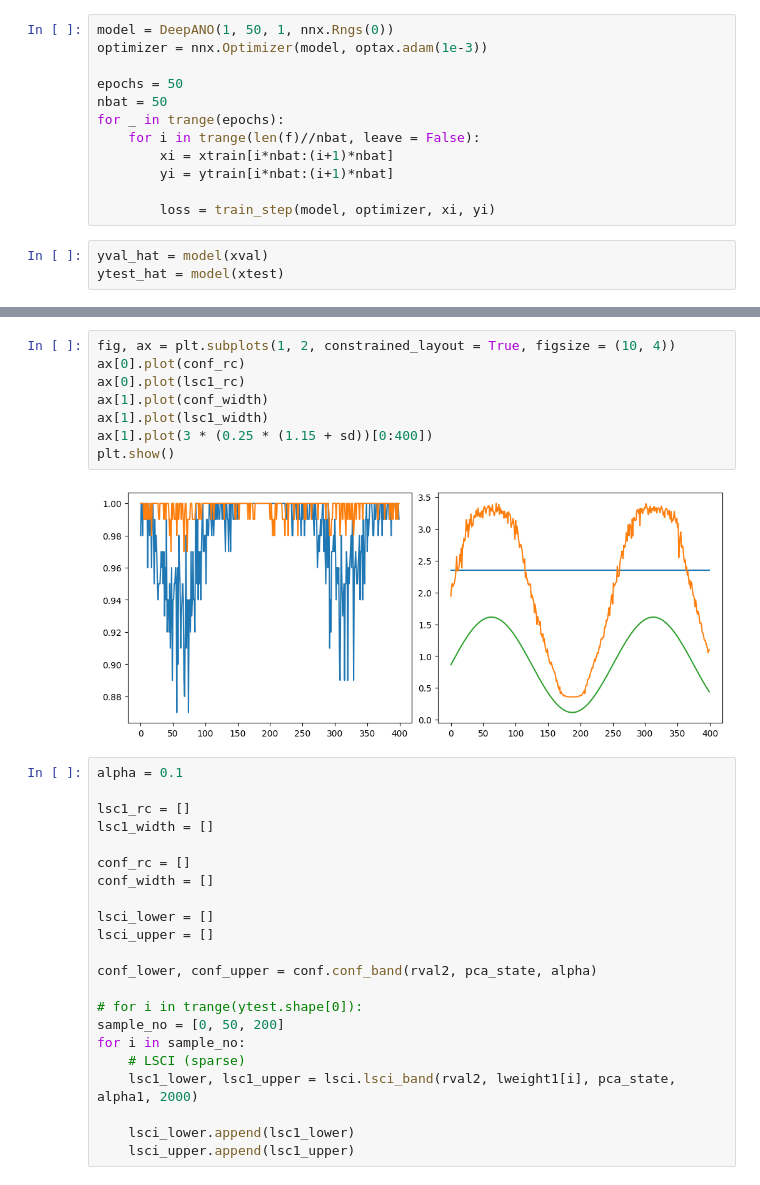
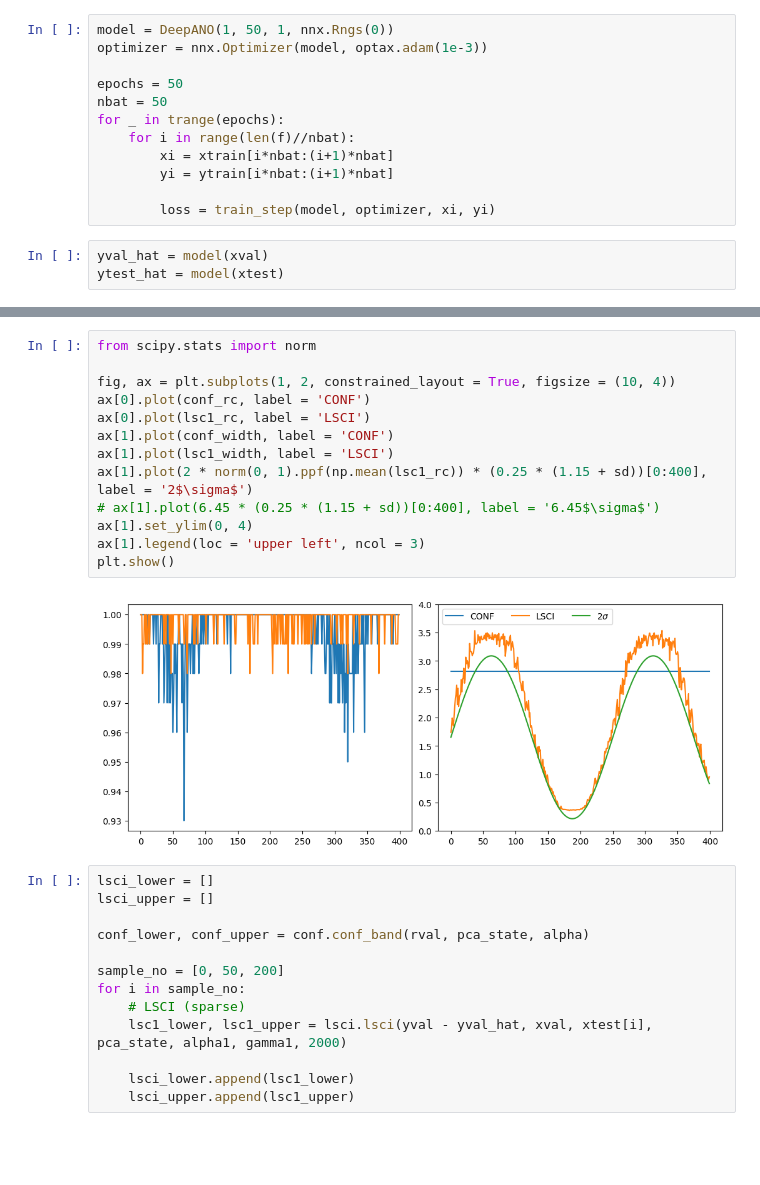
Before and after one commit to trevor-harris/LSCI, a Jupyter notebook: examples/figure1.ipynb, the cells around one changed output, grey strips where cells are left out. Drawn from its saved outputs; the diff is of its cells as text; blank space fills up the shorter version.

```diff
--- a/examples/figure1.ipynb
+++ b/examples/figure1.ipynb
@@ -158,7 +158,7 @@ optimizer = nnx.Optimizer(model, optax.adam(1e-3))
 epochs = 50
 nbat = 50
 for _ in trange(epochs):
-    for i in trange(len(f)//nbat, leave = False):
+    for i in range(len(f)//nbat):
         xi = xtrain[i*nbat:(i+1)*nbat]
         yi = ytrain[i*nbat:(i+1)*nbat]
 
@@ -236,35 +240,31 @@ lsc1_rc = np.array(lsc1_rc)
 conf_width = np.array(conf_width)
 lsc1_width = np.array(lsc1_width)
 # lsc2_width = np.array(lsc2_width)
-# %%
-fig, ax = plt.subplots(1, 2, constrained_layout = True, figsize = (10, 4))
-ax[0].plot(conf_rc)
-ax[0].plot(lsc1_rc)
-ax[1].plot(conf_width)
-ax[1].plot(lsc1_width)
-ax[1].plot(3 * (0.25 * (1.15 + sd))[0:400])
-plt.show()
-# %% [output]
-[figure, removed]
+# %%
+from scipy.stats import norm
+
+fig, ax = plt.subplots(1, 2, constrained_layout = True, figsize = (10, 4))
+ax[0].plot(conf_rc, label = 'CONF')
+ax[0].plot(lsc1_rc, label = 'LSCI')
+ax[1].plot(conf_width, label = 'CONF')
+ax[1].plot(lsc1_width, label = 'LSCI')
+ax[1].plot(2 * norm(0, 1).ppf(np.mean(lsc1_rc)) * (0.25 * (1.15 + sd))[0:400], label = '2$\sigma$')
+# ax[1].plot(6.45 * (0.25 * (1.15 + sd))[0:400], label = '6.45$\sigma$')
+ax[1].set_ylim(0, 4)
+ax[1].legend(loc = 'upper left', ncol = 3)
+plt.show()
+# %% [output]
+[figure, added]
 # %%
-alpha = 0.1
-
-lsc1_rc = []
-lsc1_width = []
-
-conf_rc = []
-conf_width = []
-
 lsci_lower = []
 lsci_upper = []
 
-conf_lower, conf_upper = conf.conf_band(rval2, pca_state, alpha)
+conf_lower, conf_upper = conf.conf_band(rval, pca_state, alpha)
 
-# for i in trange(ytest.shape[0]):
 sample_no = [0, 50, 200]
 for i in sample_no:
     # LSCI (sparse)
-    lsc1_lower, lsc1_upper = lsci.lsci_band(rval2, lweight1[i], pca_state, alpha1, 2000)
+    lsc1_lower, lsc1_upper = lsci.lsci(yval - yval_hat, xval, xtest[i], pca_state, alpha1, gamma1, 2000)
 
     lsci_lower.append(lsc1_lower)
     lsci_upper.append(lsc1_upper)
```
Also changed, not shown: parts of 8 cells of this notebook, 2 other files.
